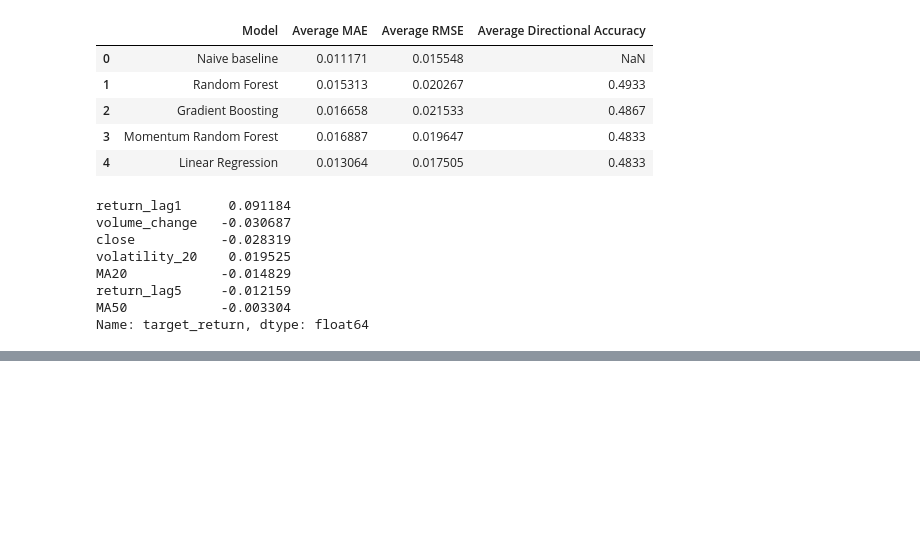
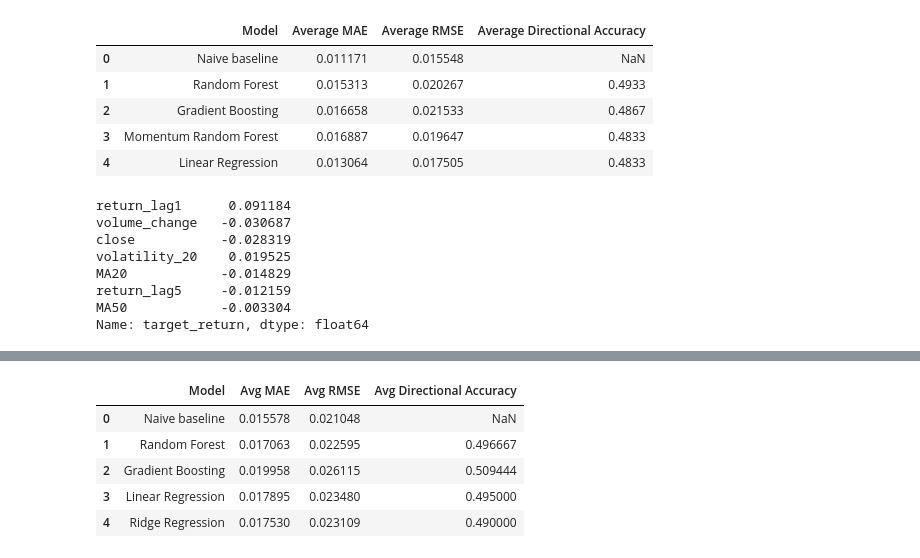
Before and after one commit to AlphaVonAntraxia/AVA-AI_MODEL-2, a Jupyter notebook: notebooks/01-exploratory_data_analysis.ipynb, the cells around one changed output, grey strips where cells are left out. Cells and saved outputs as stored; diff of their text form; code cells hidden in the pictures; blank space fills up the shorter version.

```diff
--- a/notebooks/01-exploratory_data_analysis.ipynb
+++ b/notebooks/01-exploratory_data_analysis.ipynb
@@ -4222,0 +4917,40 @@ Name: target_return, dtype: float64
+# %%
+comparison_results = pd.DataFrame({
+    "Model": [
+        "Naive baseline",
+        "Random Forest",
+        "Gradient Boosting",
+        "Linear Regression",
+        "Ridge Regression"
+    ],
+    "Avg MAE": [
+        naive_results_df["MAE"].mean(),
+        rf_results_df["MAE"].mean(),
+        gb_results_df["MAE"].mean(),
+        lr_results_df["MAE"].mean(),
+        ridge_results_df["MAE"].mean()
+    ],
+    "Avg RMSE": [
+        naive_results_df["RMSE"].mean(),
+        rf_results_df["RMSE"].mean(),
+        gb_results_df["RMSE"].mean(),
+        lr_results_df["RMSE"].mean(),
+        ridge_results_df["RMSE"].mean()
+    ],
+    "Avg Directional Accuracy": [
+        np.nan,
+        rf_results_df["Directional Accuracy"].mean(),
+        gb_results_df["Directional Accuracy"].mean(),
+        lr_results_df["Directional Accuracy"].mean(),
+        ridge_results_df["Directional Accuracy"].mean()
+    ]
+})
+
+comparison_results
+# %% [output]
+|  | Model | Avg MAE | Avg RMSE | Avg Directional Accuracy |
+| 0 | Naive baseline | 0.015578 | 0.021048 | NaN |
+| 1 | Random Forest | 0.017063 | 0.022595 | 0.496667 |
+| 2 | Gradient Boosting | 0.019958 | 0.026115 | 0.509444 |
+| 3 | Linear Regression | 0.017895 | 0.023480 | 0.495000 |
+| 4 | Ridge Regression | 0.017530 | 0.023109 | 0.490000 |
```
Also changed, not shown: parts of 23 cells of this notebook.
